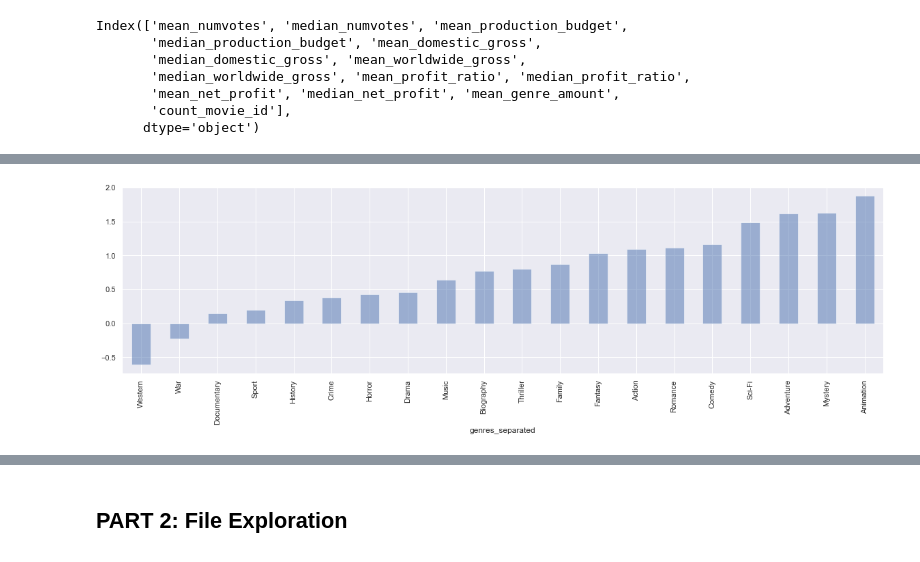
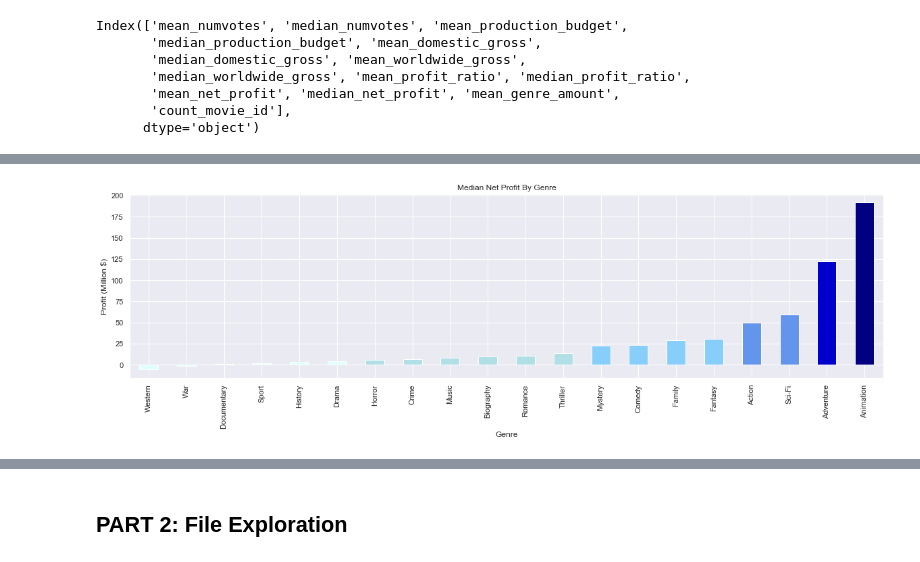
Before and after one commit to doriggs/Semester1Capstone, a Jupyter notebook: student.ipynb, the cells around one changed output, grey strips where cells are left out. Drawn from its saved outputs; the diff is of its cells as text; code cells hidden in the pictures.

```diff
--- a/student.ipynb
+++ b/student.ipynb
@@ -370,5 +355,15 @@ genre_df.sort_values('mean_profit_ratio').mean_profit_ratio.plot.bar(ax=ax, alph
-# %%
-fig, ax = plt.subplots(figsize=(20,5))
-genre_df.sort_values('median_profit_ratio').median_profit_ratio.plot.bar(ax=ax, alpha = .5);
-# %% [output]
-[figure, removed]
+# %%
+# Graph of how much profit a movie in each genre made, by median value
+fig, ax = plt.subplots(figsize=(20,5))
+genre_df = genre_df.sort_values('median_net_profit')
+net_profit = genre_df.median_net_profit
+net_profit.plot.bar(ax=ax, color=\
+     ["lightcyan" if (x < net_profit.quantile(.3)) \
+      else 'powderblue' if (x < net_profit.quantile(.6))
+      else 'lightskyblue' if (x < net_profit.quantile(.8))
+      else 'cornflowerblue' if (x < net_profit.quantile(.9))
+      else 'mediumblue' if (x < net_profit.quantile(.95))
+      else 'navy' for x in net_profit]);
+ax.set(title='Median Net Profit By Genre', xlabel='Genre', ylabel='Profit (Million $)');
+# %% [output]
+[figure, added]
```
Also changed, not shown: parts of 13 cells of this notebook.
